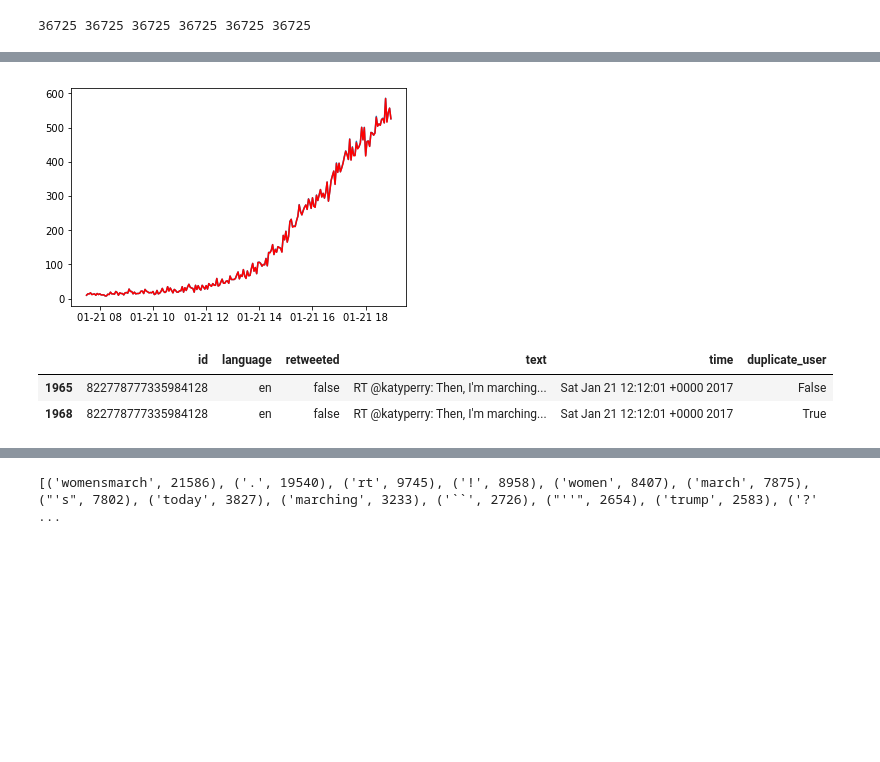
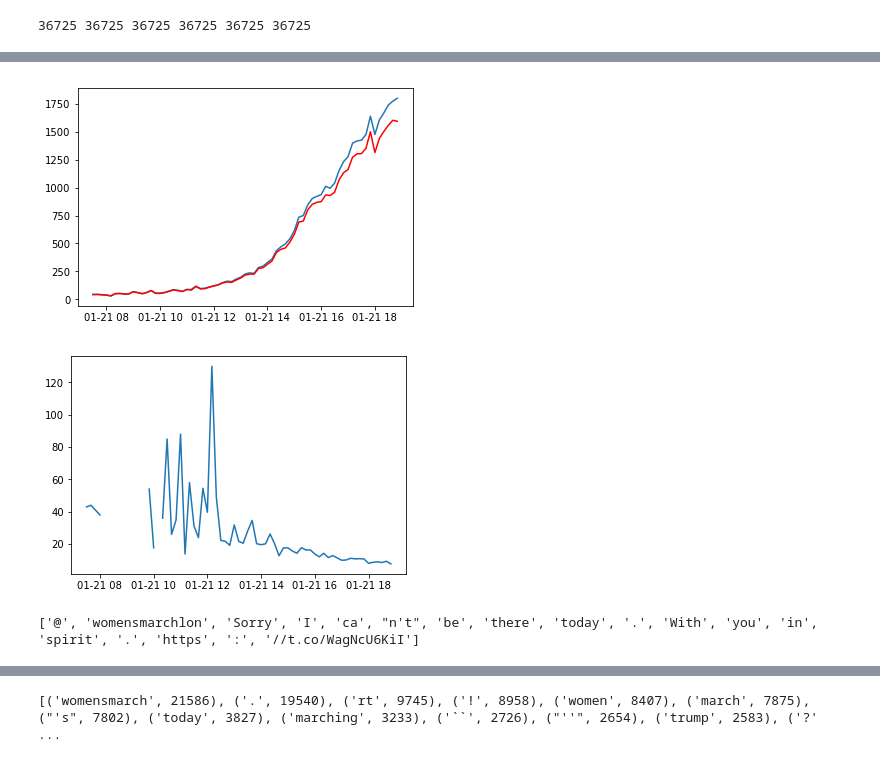
Before and after one commit to jsara72/GriSaMi, a Jupyter notebook: Newest Tweet element extraction.ipynb, the cells around one changed output, grey strips where cells are left out. Saved outputs shown, nothing was run; the diff lists cells and outputs as text; code cells hidden in the pictures; blank space fills up the shorter version.

Commit message:
newest version

```diff
--- a/Newest Tweet element extraction.ipynb
+++ b/Newest Tweet element extraction.ipynb
@@ -134,5 +102,12 @@ print(np.mean(you_count))
+# %%
+d = df0.duplicated(['id'])
+df0['duplicate_id'] = d
+#appends a new column that tells us if this tweet is a repeat
+# we need to filter these tweets out!
+df = df0.loc[lambda df0: df0['duplicate_id'] == 0]
+#new dataframe df_filtered with repeat tweets filtered out (this keeps first version but not repeated version)
 # %%
-d = df.duplicated(['id'])
-df['duplicate_user'] = d
+dd = df.duplicated(['user_id'])
+df['duplicate_user'] = dd
 #appends a new column that tells us if this tweet is by a new user
 # with no other tweets in our dataset
@@ -161,0 +155,11 @@ df.head()
+# %%
+#appending a datetime form of the 'time' column to our dataframes (this is easier to work with in pandas)
+aaa = df['time']
+times_df = pd.to_datetime(aaa)
+df['datetime_times'] = times_df
+bbb = df2['time']
+times_df2 = pd.to_datetime(bbb)
+df2['datetime_times'] = times_df2
+ccc = df3['time']
+times_df3 = pd.to_datetime(ccc)
+df3['datetime_times'] = times_df3
@@ -162,25 +179,27 @@ df.head()
 # %%
-#changing format of 'time' column to datetime and putting into
-# 3 minute bins so we can make a histogram of tweets vs. time
-aaa = df['time']
-times_df = pd.to_datetime(aaa)
+# Putting tweets into 10 minute bins so we can make a histogram of tweets vs. time
+# change '10T' to 'xT' for x-minute bin size
+times_df = df['datetime_times']
 series = pd.Series(1, index=times_df)
-times_df_3minbins = series.resample('3T').sum()
+times_df_10minbins = series.resample('10T').sum()
 
-bbb = df2['time']
-times_df2 = pd.to_datetime(bbb)
+times_df2 = df2['datetime_times']
 series2 = pd.Series(1, index=times_df2)
-times_df2_3minbins = series2.resample('3T').sum()
+times_df2_10minbins = series2.resample('10T').sum()
+
+times_df3 = df3['datetime_times']
+series3 = pd.Series(1, index=times_df3)
+times_df3_10minbins = series3.resample('10T').sum()
 # %%
 #plotting # all tweets vs time (p1, blue) and # tweets from new users
 # vs time (p2, red)
-p1 = plt.plot(times_df_3minbins)
-p2 = plt.plot(times_df2_3minbins, 'r')
+p1 = plt.plot(times_df_10minbins)
+p2 = plt.plot(times_df2_10minbins, 'r')
 # %% [output]
-[figure, old version]
+[figure, new version]
-# %%
-df.loc[lambda df: df['id'] == '822778777335984128']
-# %% [output]
-|  | id | language | retweeted | text | time | duplicate_user |
-| 1965 | 822778777335984128 | en | false | RT @katyperry: Then, I'm marching... | Sat Jan 21 12:12:01 +0000 2017 | False |
-| 1968 | 822778777335984128 | en | false | RT @katyperry: Then, I'm marching... | Sat Jan 21 12:12:01 +0000 2017 | True |
+# %%
+#ratio of tweets by new users vs. old users over time (this tells what % of the discussion is by new users)
+newuser_ratio = times_df2_10minbins.divide(times_df3_10minbins)
+p3 = plt.plot(newuser_ratio)
+# %% [output]
+[figure, added]
@@ -186,0 +213,5 @@ df.loc[lambda df: df['id'] == '822778777335984128']
+# %%
+tokens = word_tokenize(df['text'][1])
+print(tokens)
+# %% [output]
+['@', 'womensmarchlon', 'Sorry', 'I', 'ca', "n't", 'be', 'there', 'today', '.', 'With', 'you', 'in', 'spirit', '.', 'https', ':', '//t.co/WagNcU6KiI']
```
Also changed, not shown: parts of 17 cells of this notebook.
